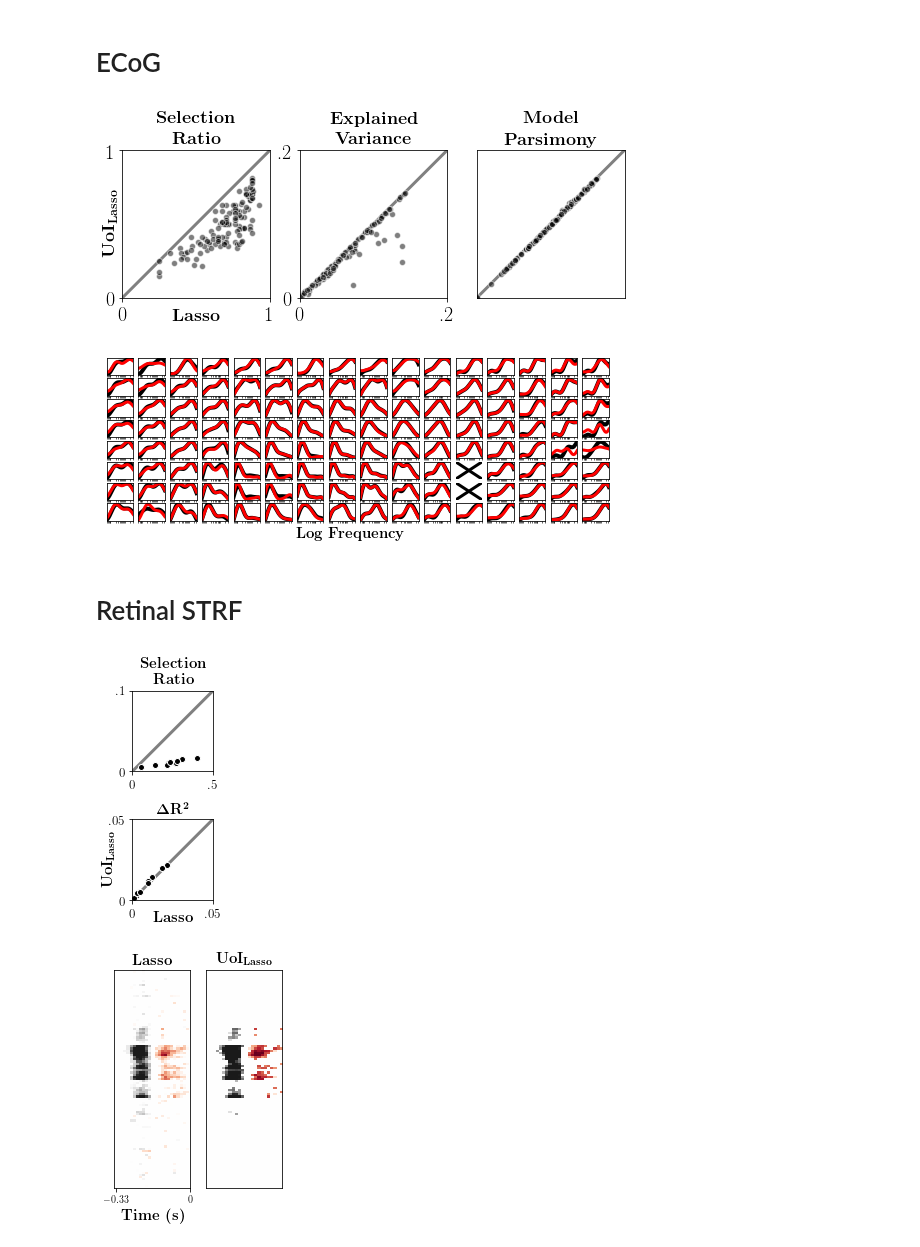
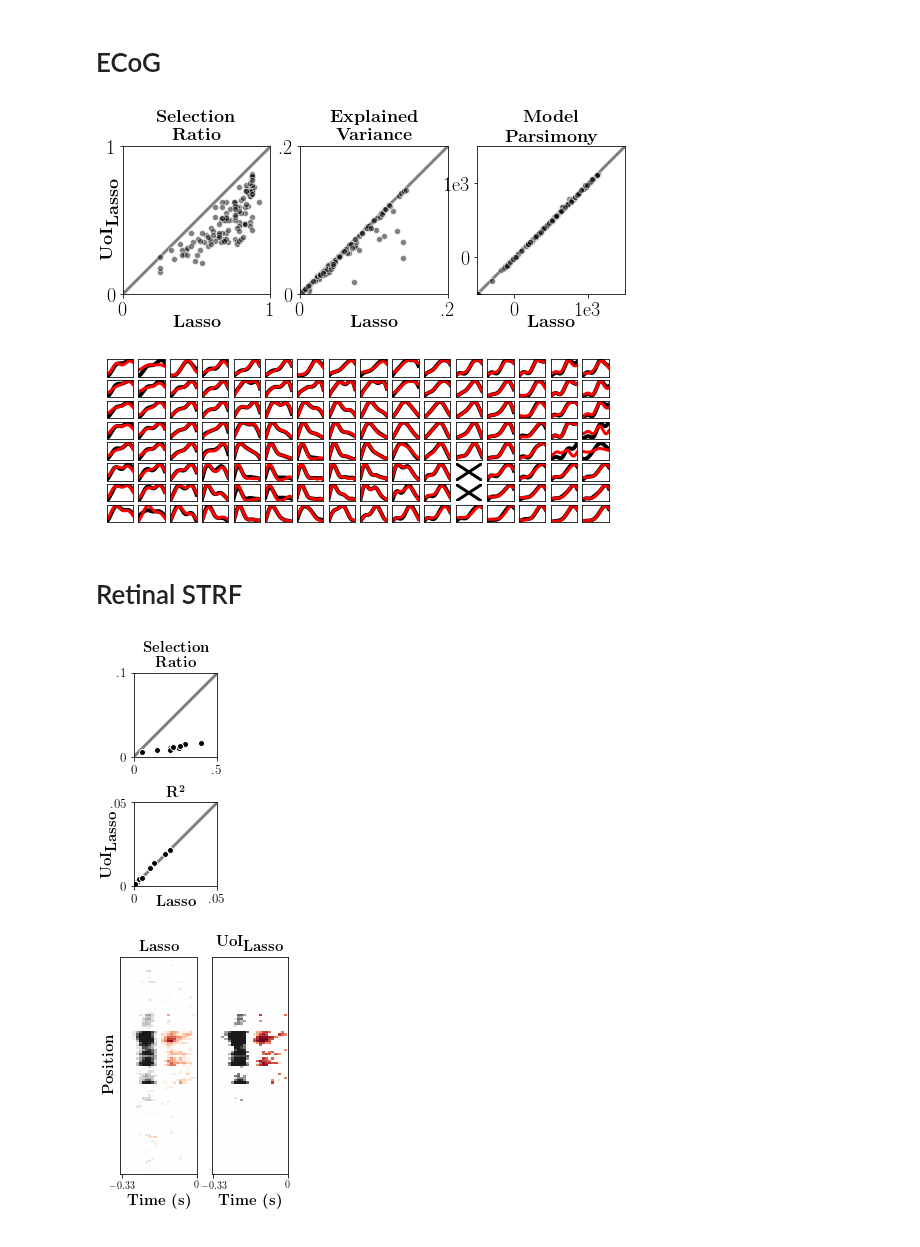
Before and after one commit to pssachdeva/uoi_neuroscience, a Jupyter notebook: tuning/figure4.ipynb, the cells around one changed output. Cells and saved outputs as stored; diff of their text form; code cells hidden in the pictures.

```diff
--- a/tuning/figure4.ipynb
+++ b/tuning/figure4.ipynb
@@ -51,9 +51,11 @@ axes[1].set_aspect('equal')
 
 bounds = [-500, 1500]
 axes[2].set_xlim(bounds)
-axes[2].set_xticks([])
 axes[2].set_ylim(bounds)
-axes[2].set_yticks([])
+axes[2].set_xticks([0, 1000])
+axes[2].set_xticklabels(['0', '1e3'])
+axes[2].set_yticks([0, 1000])
+axes[2].set_yticklabels(['0', '1e3'])
 axes[2].plot(bounds, bounds, color='gray', linewidth=3, zorder=-1)
 axes[2].set_aspect('equal')
 
@@ -61,12 +63,15 @@ axes[0].set_title(r'\textbf{Selection}' '\n' r'\textbf{Ratio}', fontsize=18)
 axes[1].set_title(r'\textbf{Explained}' '\n' r'\textbf{Variance}', fontsize=18)
 axes[2].set_title(r'\textbf{Model}' '\n' r'\textbf{Parsimony}', fontsize=18)
 
-axes[0].set_xlabel(r'\textbf{Lasso}', fontsize=18, labelpad=-18)
+axes[0].set_xlabel(r'\textbf{Lasso}', fontsize=18, labelpad=-5)
+axes[1].set_xlabel(r'\textbf{Lasso}', fontsize=18, labelpad=-5)
+axes[2].set_xlabel(r'\textbf{Lasso}', fontsize=18, labelpad=-5)
+
 axes[0].set_ylabel(r'\textbf{UoI}$_{\textbf{Lasso}}$', fontsize=18, labelpad=-15)
 
-plt.savefig('figure4a.pdf', bbox_inches='tight')
+plt.savefig('ecog_redwood.pdf', bbox_inches='tight')
 # %% [output]
-[figure, old version]
+[figure, new version]
 # %%
 fig, axes = plt.subplots(8, 16, figsize=(9, 3))
 
@@ -87,42 +92,42 @@ for electrode in range(ecog.n_electrodes):
         )
         _, uoi_r2_tc = ecog.get_tuning_curve(
             tuning_coefs=uoi_r2_coefs[electrode]
         )
 
         axes[x, y].plot(
             frequencies, lasso_intercepts[electrode] + lasso_tc,
             color='k',
             linewidth=4,
             alpha=1,
             zorder=-1,
             label=r'\textbf{Lasso}'
         )
         axes[x, y].plot(
             frequencies, uoi_r2_intercepts[electrode] + uoi_r2_tc,
             color='r',
             linewidth=3,
             alpha=1,
             label=r'\textbf{UoI}$_{\textbf{Lasso}}-R^2$'
         )
 
         axes[x, y].set_xscale('log')
         axes[x, y].set_xlim([frequencies[0], frequencies[-1]])
         axes[x, y].set_xticks([])
         axes[x, y].set_yticks([])
 
 
 
-fig.text(
-    x=0.5, y=0.06,
-    s=r'\textbf{Log Frequency}',
-    horizontalalignment='center',
-    verticalalignment='center',
-    fontsize=15
-)
+# fig.text(
+#     x=0.5, y=0.06,
+#     s=r'\textbf{Log Frequency}',
+#     horizontalalignment='center',
+#     verticalalignment='center',
+#     fontsize=15
+# )
 
-plt.savefig('figure4b.pdf', bbox_inches='tight')
+plt.savefig('ecog2_redwood.pdf', bbox_inches='tight')
 # %% [output]
-[figure, old version]
+[figure, new version]
 # %% [markdown]
 # Retinal STRF
 # %%
@@ -184,15 +189,15 @@ axes[1].set_ylim([0, 0.05])
 axes[1].set_yticks([0, 0.05])
 axes[1].set_yticklabels(['0', '.05'])
 axes[1].tick_params(labelsize=13)
-axes[1].set_title(r'$\boldsymbol{\Delta}\mathbf{R^2}$', fontsize=15)
+axes[1].set_title(r'$\mathbf{R^2}$', fontsize=15)
 axes[1].set_aspect('equal')
 axes[1].set_xlabel(r'\textbf{Lasso}', fontsize=15, labelpad=-10)
 axes[1].set_ylabel(r'\textbf{UoI}$_{\textbf{Lasso}}$', fontsize=15, labelpad=-8)
 
 plt.tight_layout()
-plt.savefig('figure4d.pdf', bbox_inches='tight')
+plt.savefig('figure4_redwood.pdf', bbox_inches='tight')
 # %% [output]
-[figure, old version]
+[figure, new version]
 # %%
 example = recordings[2]
 lasso_strf = f[example]['Lasso/strf'][:]
@@ -210,16 +215,20 @@ axes[1].set_aspect('auto')
 axes[1].tick_params(labelsize=10)
 axes[1].set_yticks(np.arange(uoi_strf.shape[0]))
 
-axes[1].set_xticks([])
 axes[0].set_xticks([0, 24])
 axes[0].set_xticklabels([r'$-0.33$', r'$0$'])
 axes[0].set_xlabel(r'\textbf{Time (s)}', fontsize=15)
 
+axes[1].set_xticks([0, 24])
+axes[1].set_xticklabels([r'$-0.33$', r'$0$'])
+axes[1].set_xlabel(r'\textbf{Time (s)}', fontsize=15)
+
+axes[0].set_ylabel(r'\textbf{Position}', fontsize=15)
 for ax in axes:
     ax.set_ylim([150, 250])
 
 axes[0].set_title(r'\textbf{Lasso}', fontsize=15)
 axes[1].set_title(r'\textbf{UoI}$_{\textbf{Lasso}}$', fontsize=15)
-plt.savefig('figure4c.pdf', bbox_inches='tight')
+plt.savefig('figure4_2_redwood.pdf', bbox_inches='tight')
 # %% [output]
-[figure, old version]
+[figure, new version]
```
Also changed, not shown: 5 other files.
